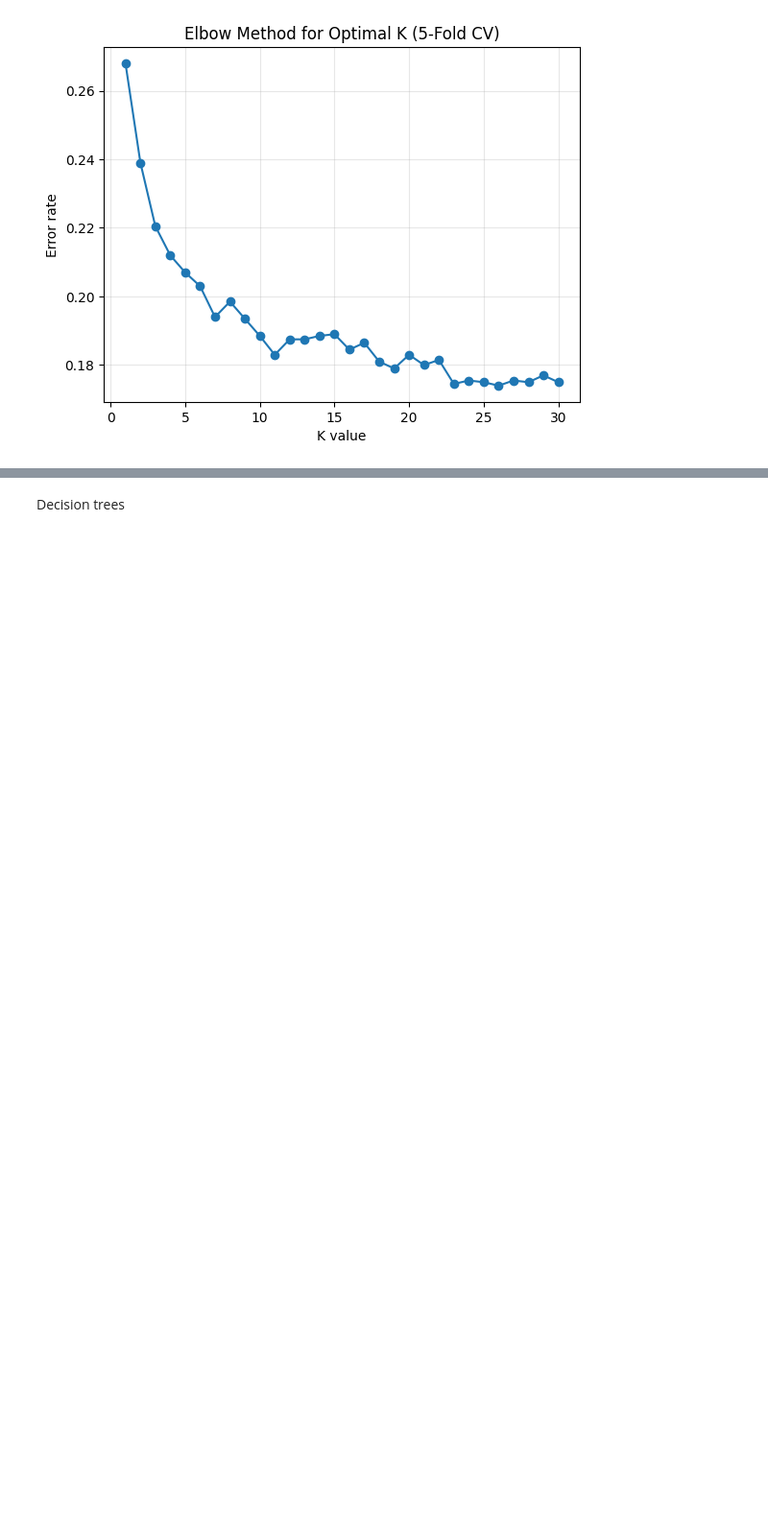
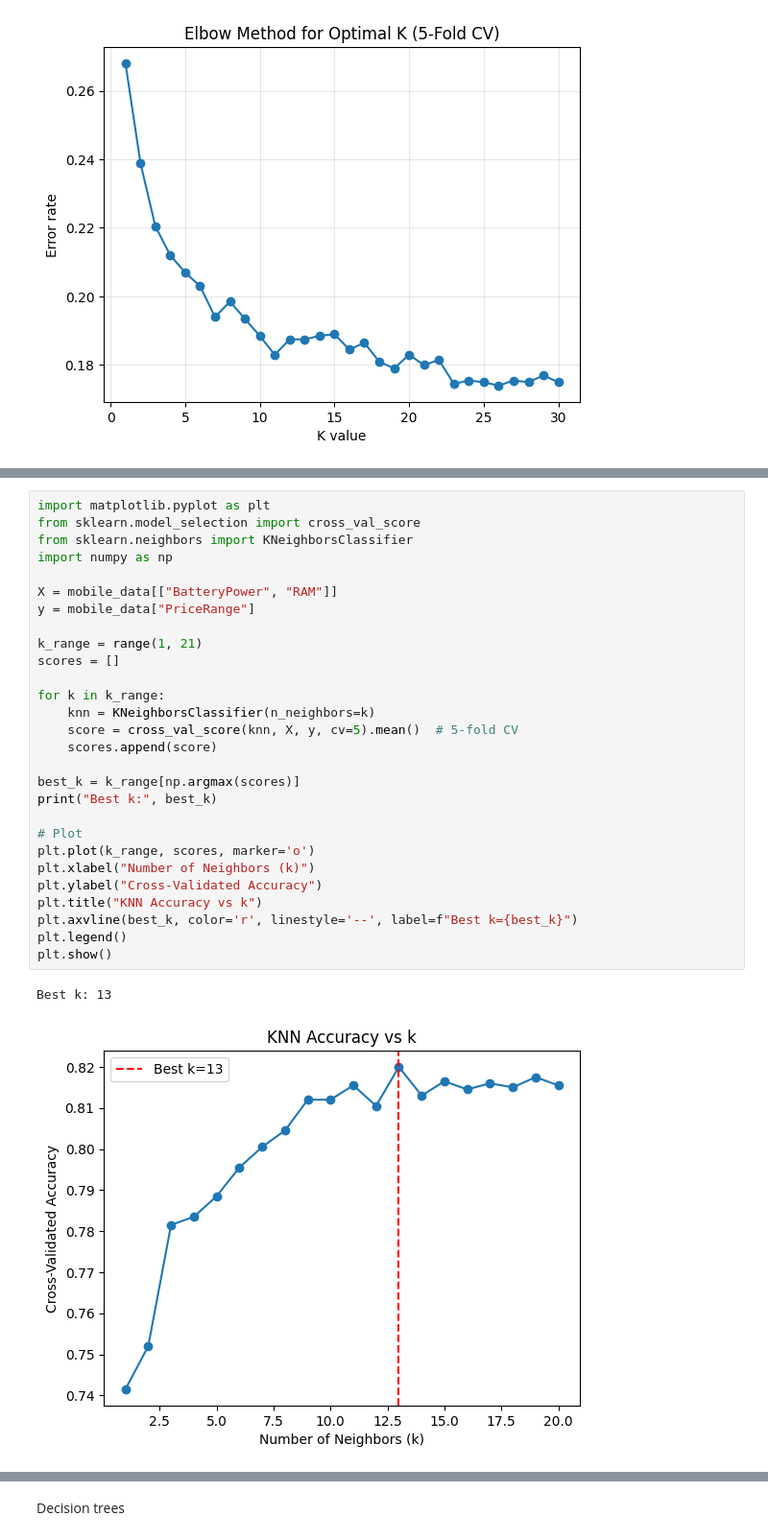
Before and after one commit to DanKas3009/AI-Coursework-2025, a Jupyter notebook: CAT-2/notebook.ipynb, the cells around one changed output, grey strips where cells are left out. Shown at 96% size. Saved outputs shown, nothing was run; the diff lists cells and outputs as text; blank space fills up the shorter version.

```diff
--- a/CAT-2/notebook.ipynb
+++ b/CAT-2/notebook.ipynb
@@ -495,3 +516,34 @@ plt.show()
+# %%
+import matplotlib.pyplot as plt
+from sklearn.model_selection import cross_val_score
+from sklearn.neighbors import KNeighborsClassifier
+import numpy as np
+
+X = mobile_data[["BatteryPower", "RAM"]]
+y = mobile_data["PriceRange"]
+
+k_range = range(1, 21)
+scores = []
+
+for k in k_range:
+    knn = KNeighborsClassifier(n_neighbors=k)
+    score = cross_val_score(knn, X, y, cv=5).mean()  # 5-fold CV
+    scores.append(score)
+
+best_k = k_range[np.argmax(scores)]
+print("Best k:", best_k)
+
+# Plot
+plt.plot(k_range, scores, marker='o')
+plt.xlabel("Number of Neighbors (k)")
+plt.ylabel("Cross-Validated Accuracy")
+plt.title("KNN Accuracy vs k")
+plt.axvline(best_k, color='r', linestyle='--', label=f"Best k={best_k}")
+plt.legend()
+plt.show()
+# %% [output]
+Best k: 13
+[figure, added]
 # %%
 import numpy as np
 import pandas as pd
```
Also changed, not shown: parts of 15 cells of this notebook.
